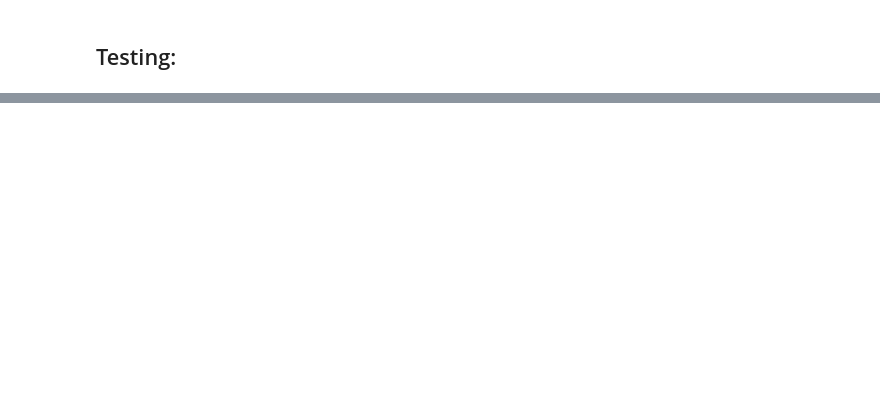
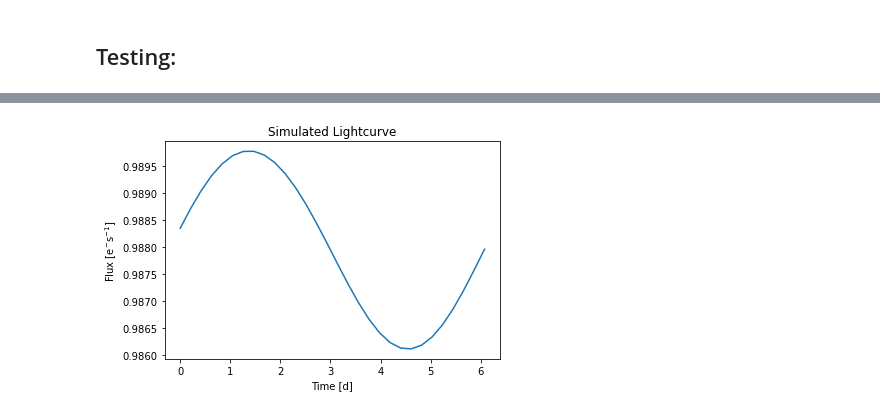
Before and after one commit to BrownDwarf/contracosta, a Jupyter notebook: notebooks/04_contrast_theory/04_05_Fleck_Cartoons.ipynb, the cells around one changed output, grey strips where cells are left out. Saved outputs shown, nothing was run; the diff lists cells and outputs as text; code cells hidden in the pictures; blank space fills up the shorter version.

```diff
--- a/notebooks/04_contrast_theory/04_05_Fleck_Cartoons.ipynb
+++ b/notebooks/04_contrast_theory/04_05_Fleck_Cartoons.ipynb
@@ -62,0 +72,9 @@ plt.show()
+# %%
+# try plotting just one curve
+plt.plot(star.phases, df[4])
+plt.title('Simulated Lightcurve')
+plt.ylabel("Flux [$\mathrm{e}^{-} \mathrm{s}^{-1}$]")
+plt.xlabel("Time [d]")
+plt.show()
+# %% [output]
+[figure, added]
```
Also changed, not shown: parts of 4 cells of this notebook, 2 other files.
